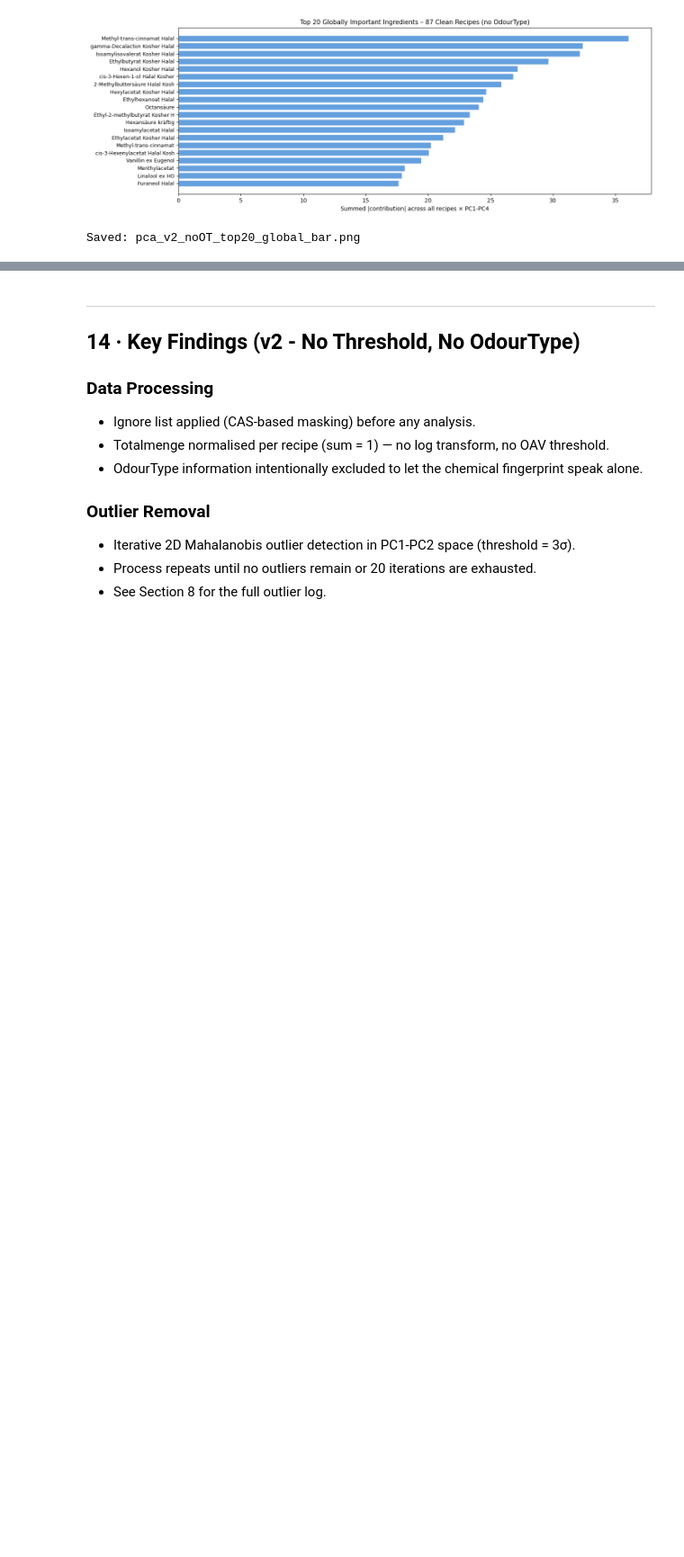
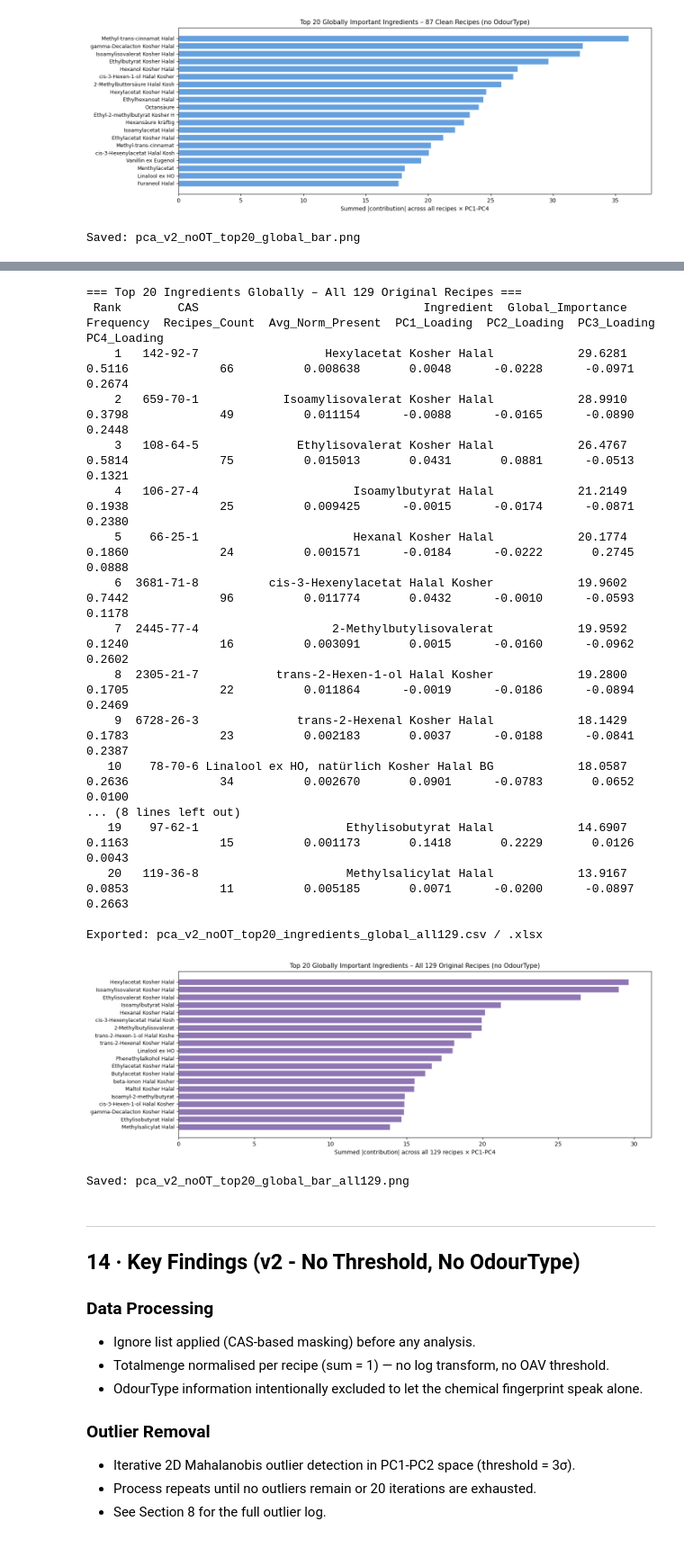
Before and after one commit to fredboneML/Flavour_Agent, a Jupyter notebook: notebooks/recipe_pca_v2_without_threshold_without_OdorType__strawberry_erdbeere.ipynb, the cells around one changed output, grey strips where cells are left out. Shown at 90% size. Cells and saved outputs as stored; diff of their text form; code cells hidden in the pictures; blank space fills up the shorter version.

```diff
--- a/notebooks/recipe_pca_v2_without_threshold_without_OdorType__strawberry_erdbeere.ipynb
+++ b/notebooks/recipe_pca_v2_without_threshold_without_OdorType__strawberry_erdbeere.ipynb
@@ -1211,3 +1309,70 @@ Saved: pca_v2_noOT_top20_global_bar.png
+# %%
+# ── Top 20 ingredients globally – all 129 original recipes ──────────────────
+global_imp_orig     = np.abs(contrib_orig).sum(axis=(0, 1))  # (n_cas,)
+top20_g_orig_idx    = np.argsort(global_imp_orig)[::-1][:20]
+
+global_orig_rows = []
+for rank, i in enumerate(top20_g_orig_idx, 1):
+    cas = cas_labels[i]
+    col = pivot_oav.iloc[:, i]
+    global_orig_rows.append({
+        'Rank':              rank,
+        'CAS':               cas,
+        'Ingredient':        cas_name.get(cas, cas),
+        'Global_Importance': round(float(global_imp_orig[i]), 4),
+        'Frequency':         round(float((col > 0).mean()), 4),
+        'Recipes_Count':     int((col > 0).sum()),
+        'Avg_Norm_Present':  round(float(col[col > 0].mean() if (col > 0).any() else 0), 6),
+        'PC1_Loading':       round(float(loadings_orig[0, i]), 4),
+        'PC2_Loading':       round(float(loadings_orig[1, i]), 4),
+        'PC3_Loading':       round(float(loadings_orig[2, i]), 4),
+        'PC4_Loading':       round(float(loadings_orig[3, i]), 4),
+    })
+
+top20_g_orig_df = pd.DataFrame(global_orig_rows)
+print('=== Top 20 Ingredients Globally – All 129 Original Recipes ===')
+print(top20_g_orig_df.to_string(index=False))
+
+top20_g_orig_df.to_csv(OUT_DIR / 'pca_v2_noOT_top20_ingredients_global_all129.csv', index=False)
+top20_g_orig_df.to_excel(OUT_DIR / 'pca_v2_noOT_top20_ingredients_global_all129.xlsx', index=False)
+print('\nExported: pca_v2_noOT_top20_ingredients_global_all129.csv / .xlsx')
+
+names_short_orig = [cas_name.get(cas_labels[i], cas_labels[i]).split(',')[0][:30]
+                    for i in top20_g_orig_idx]
+fig, ax = plt.subplots(figsize=(14, 5))
+ax.barh(range(20), global_imp_orig[top20_g_orig_idx[::-1]],
+        color='#7B5EA7', alpha=0.85, edgecolor='white')
+ax.set_yticks(range(20))
+ax.set_yticklabels(names_short_orig[::-1], fontsize=9)
+ax.set_xlabel('Summed |contribution| across all 129 recipes × PC1-PC4', fontsize=10)
+ax.set_title(
+    'Top 20 Globally Important Ingredients – All 129 Original Recipes (no OdourType)',
+    fontsize=11
+)
+plt.tight_layout()
+fig.savefig(OUT_DIR / 'pca_v2_noOT_top20_global_bar_all129.png', dpi=150, bbox_inches='tight')
+plt.show()
+print('Saved: pca_v2_noOT_top20_global_bar_all129.png')
+# %% [output]
+=== Top 20 Ingredients Globally – All 129 Original Recipes ===
+ Rank        CAS                                Ingredient  Global_Importance  Frequency  Recipes_Count  Avg_Norm_Present  PC1_Loading  PC2_Loading  PC3_Loading  PC4_Loading
+    1   142-92-7                  Hexylacetat Kosher Halal            29.6281     0.5116             66          0.008638       0.0048      -0.0228      -0.0971       0.2674
+    2   659-70-1            Isoamylisovalerat Kosher Halal            28.9910     0.3798             49          0.011154      -0.0088      -0.0165      -0.0890       0.2448
+    3   108-64-5              Ethylisovalerat Kosher Halal            26.4767     0.5814             75          0.015013       0.0431       0.0881      -0.0513       0.1321
+    4   106-27-4                      Isoamylbutyrat Halal            21.2149     0.1938             25          0.009425      -0.0015      -0.0174      -0.0871       0.2380
+    5    66-25-1                      Hexanal Kosher Halal            20.1774     0.1860             24          0.001571      -0.0184      -0.0222       0.2745       0.0888
+    6  3681-71-8          cis-3-Hexenylacetat Halal Kosher            19.9602     0.7442             96          0.011774       0.0432      -0.0010      -0.0593       0.1178
+    7  2445-77-4                   2-Methylbutylisovalerat            19.9592     0.1240             16          0.003091       0.0015      -0.0160      -0.0962       0.2602
+    8  2305-21-7           trans-2-Hexen-1-ol Halal Kosher            19.2800     0.1705             22          0.011864      -0.0019      -0.0186      -0.0894       0.2469
+    9  6728-26-3              trans-2-Hexenal Kosher Halal            18.1429     0.1783             23          0.002183       0.0037      -0.0188      -0.0841       0.2387
+   10    78-70-6 Linalool ex HO, natürlich Kosher Halal BG            18.0587     0.2636             34          0.002670       0.0901      -0.0783       0.0652       0.0100
+... (8 lines left out)
+   19    97-62-1                     Ethylisobutyrat Halal            14.6907     0.1163             15          0.001173       0.1418       0.2229       0.0126       0.0043
+   20   119-36-8                     Methylsalicylat Halal            13.9167     0.0853             11          0.005185       0.0071      -0.0200      -0.0897       0.2663
+
+Exported: pca_v2_noOT_top20_ingredients_global_all129.csv / .xlsx
+[figure, added]
+Saved: pca_v2_noOT_top20_global_bar_all129.png
 # %% [markdown]
 ---
 ## 14 · Key Findings (v2 - No Threshold, No OdourType)
```
Also changed, not shown: parts of 3 cells of this notebook, 5 other files.
